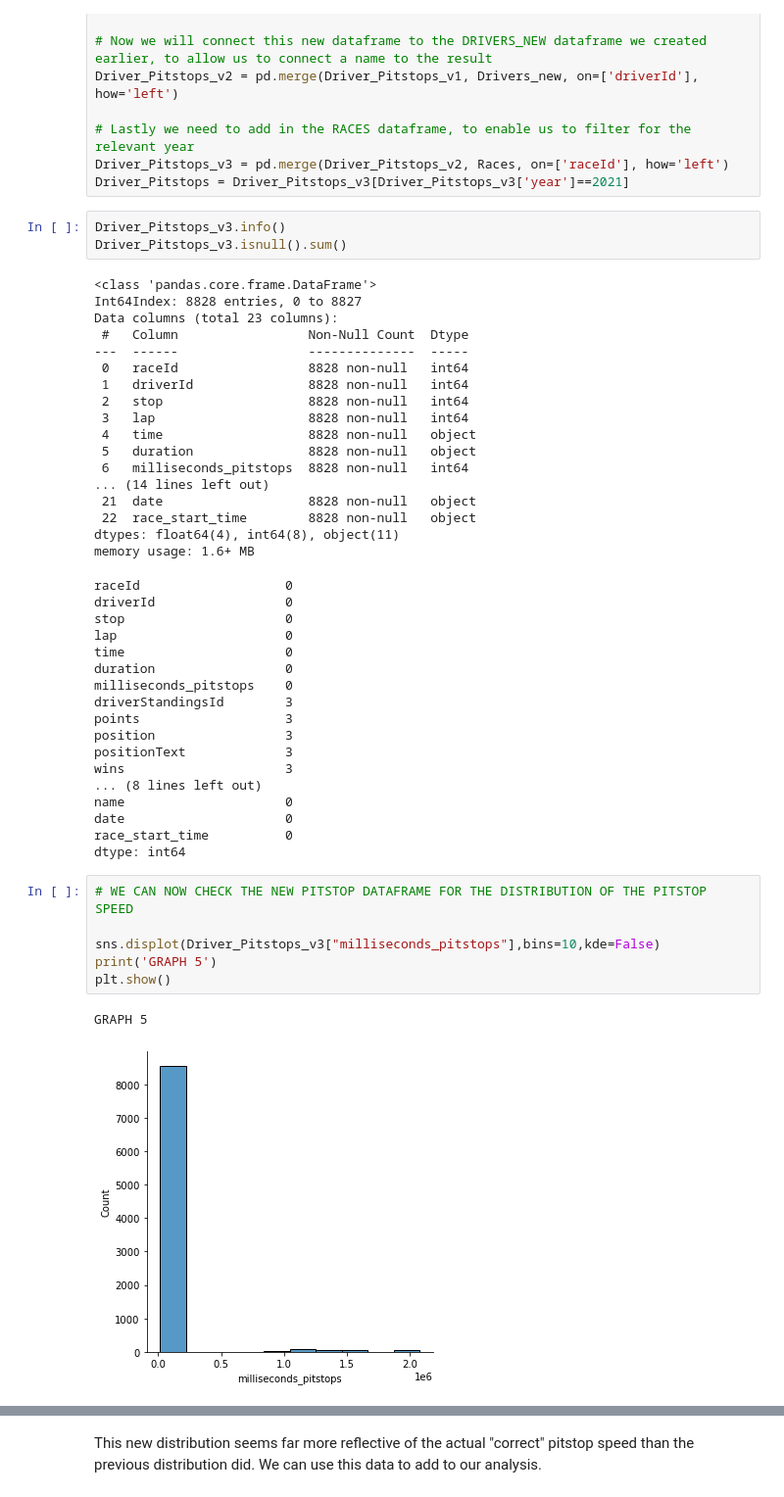
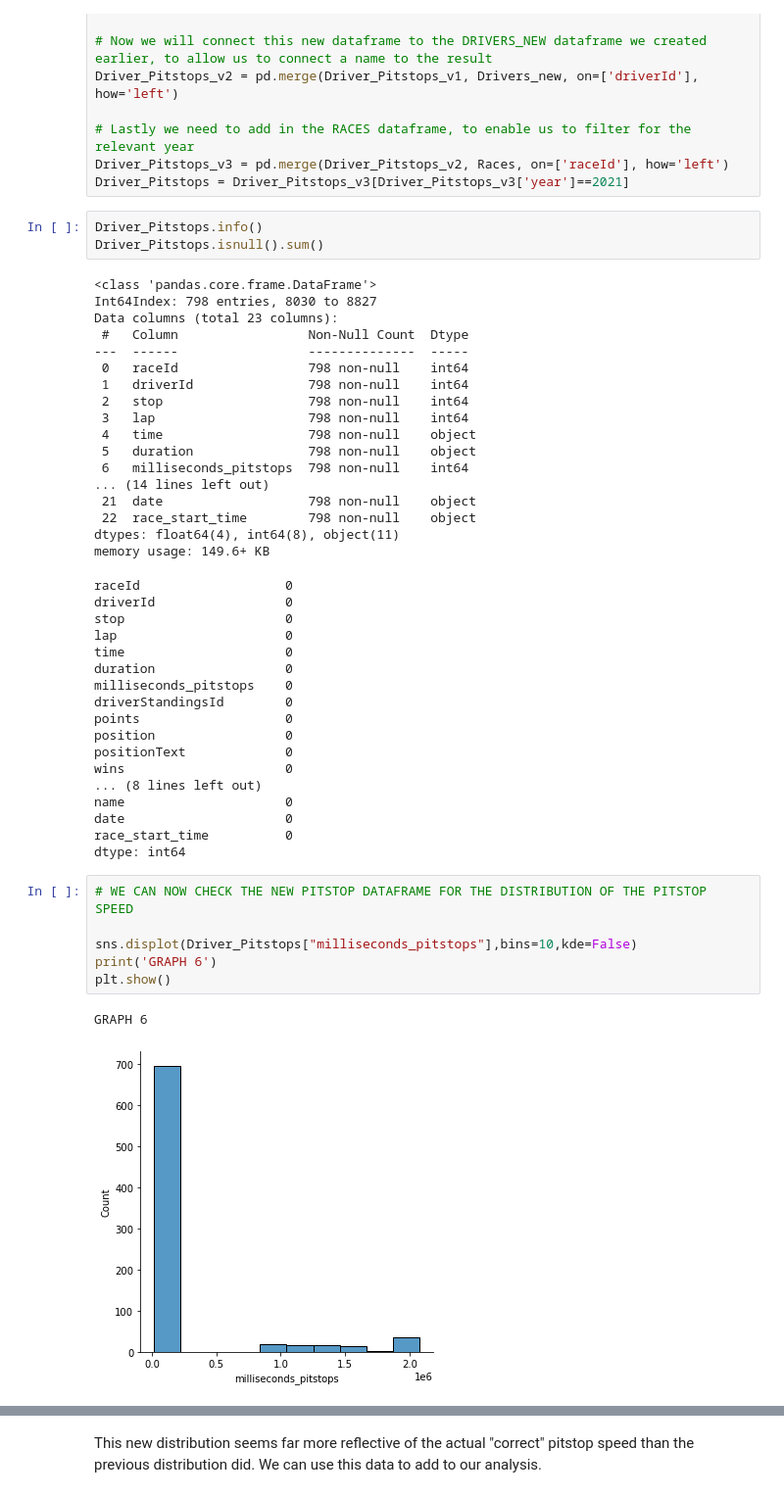
Before and after one commit to jelledoff/UCD---Data-Analytics-for-Business, a Jupyter notebook: UCD Course - Data Analytics for Business - Jelle Doff - March2022.ipynb, the cells around one changed output, grey strips where cells are left out. Shown: that part at 98% size. Drawn from its saved outputs; the diff is of its cells as text.

```diff
--- a/UCD Course - Data Analytics for Business - Jelle Doff - March2022.ipynb
+++ b/UCD Course - Data Analytics for Business - Jelle Doff - March2022.ipynb
@@ -692,26 +704,26 @@ Driver_Pitstops_v2 = pd.merge(Driver_Pitstops_v1, Drivers_new, on=['driverId'],
 Driver_Pitstops_v3 = pd.merge(Driver_Pitstops_v2, Races, on=['raceId'], how='left')
 Driver_Pitstops = Driver_Pitstops_v3[Driver_Pitstops_v3['year']==2021]
 # %%
-Driver_Pitstops_v3.info()
-Driver_Pitstops_v3.isnull().sum()
+Driver_Pitstops.info()
+Driver_Pitstops.isnull().sum()
 # %% [output]
 <class 'pandas.core.frame.DataFrame'>
-Int64Index: 8828 entries, 0 to 8827
+Int64Index: 798 entries, 8030 to 8827
 Data columns (total 23 columns):
  #   Column                 Non-Null Count  Dtype
 ---  ------                 --------------  -----
- 0   raceId                 8828 non-null   int64
- 1   driverId               8828 non-null   int64
- 2   stop                   8828 non-null   int64
- 3   lap                    8828 non-null   int64
- 4   time                   8828 non-null   object
- 5   duration               8828 non-null   object
- 6   milliseconds_pitstops  8828 non-null   int64
+ 0   raceId                 798 non-null    int64
+ 1   driverId               798 non-null    int64
+ 2   stop                   798 non-null    int64
+ 3   lap                    798 non-null    int64
+ 4   time                   798 non-null    object
+ 5   duration               798 non-null    object
+ 6   milliseconds_pitstops  798 non-null    int64
 ... (14 lines left out)
- 21  date                   8828 non-null   object
- 22  race_start_time        8828 non-null   object
+ 21  date                   798 non-null    object
+ 22  race_start_time        798 non-null    object
 dtypes: float64(4), int64(8), object(11)
-memory usage: 1.6+ MB
+memory usage: 149.6+ KB
 raceId                   0
 driverId                 0
 stop                     0
@@ -719,11 +731,11 @@ lap                      0
 time                     0
 duration                 0
 milliseconds_pitstops    0
-driverStandingsId        3
-points                   3
-position                 3
-positionText             3
-wins                     3
+driverStandingsId        0
+points                   0
+position                 0
+positionText             0
+wins                     0
 ... (8 lines left out)
 name                     0
 date                     0
@@ -732,12 +744,12 @@ dtype: int64
 # %%
 # WE CAN NOW CHECK THE NEW PITSTOP DATAFRAME FOR THE DISTRIBUTION OF THE PITSTOP SPEED
 
-sns.displot(Driver_Pitstops_v3["milliseconds_pitstops"],bins=10,kde=False)
-print('GRAPH 5')
+sns.displot(Driver_Pitstops["milliseconds_pitstops"],bins=10,kde=False)
+print('GRAPH 6')
 plt.show()
 # %% [output]
-GRAPH 5
+GRAPH 6
-[figure, old version]
+[figure, new version]
 # %%
 # THIS PITSTOP DATA FOR SPEED SEEMS TO CONTAIN SEVERAL OUTLIERS. LOOKING AT THIS DATA - IN MILLISECONDS - WE CAN SEE THAT THE VAST MAJORITY SITS WITHIN THE ONE BIG BUCKET AND THE REST APPEARS TO BE AN OUTLIER.
 
```
Also changed, not shown: parts of 18 cells of this notebook.
